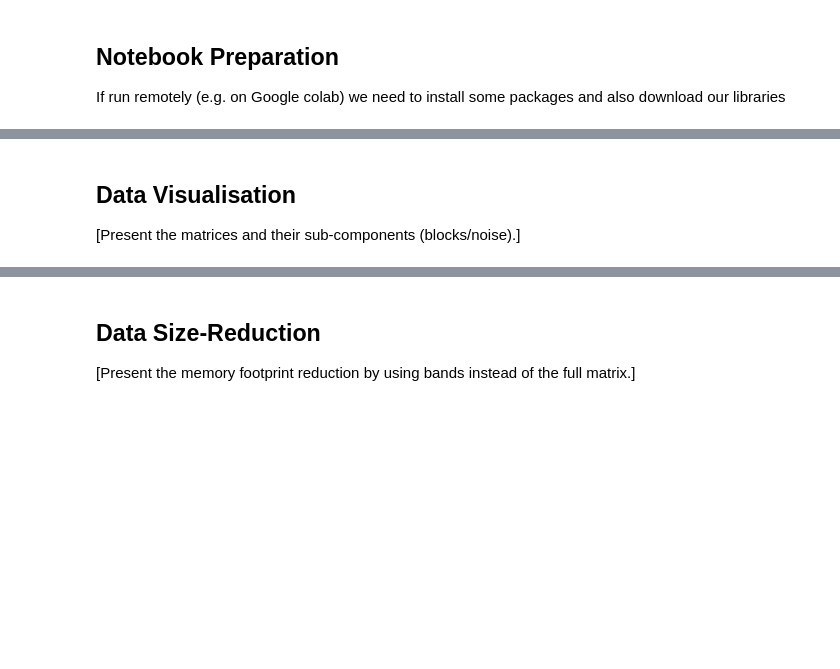
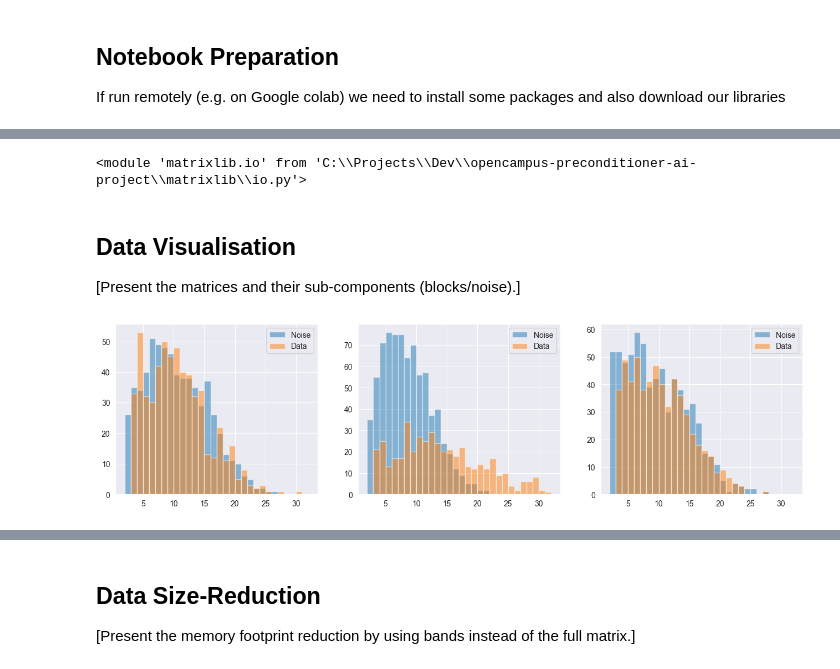
Before and after one commit to 24io/opencampus-ai-project, a Jupyter notebook: 1_DatasetCharacteristics/exploratory_data_analysis.ipynb, the cells around one changed output, grey strips where cells are left out. Cells and saved outputs as stored; diff of their text form; code cells hidden in the pictures; blank space fills up the shorter version.

Commit message:
extend exploratory_data_analysis.ipynb

```diff
--- a/1_DatasetCharacteristics/exploratory_data_analysis.ipynb
+++ b/1_DatasetCharacteristics/exploratory_data_analysis.ipynb
@@ -35,0 +36,7 @@ import matrixlib as mxl
+# %%
+# We first set sine global values used in the matrix generation
+MATRIX_DIM = 64
+NUMBER_OF_MATRICES = 100
+DIAGONAL_BAND_RADIUS = 10
+DETERMINANT_CUTOFF = 1e-05
+RNG_SEED = 42
@@ -35,0 +66,9 @@ import matrixlib as mxl
+# %%
+# TODO: remove this when notebook is working
+# reload the library when changes were made to it
+importlib.reload(mxl)
+importlib.reload(mxl.core)
+importlib.reload(mxl.util)
+importlib.reload(mxl.io)
+# %% [output]
+<module 'matrixlib.io' from 'C:\\Projects\\Dev\\opencampus-preconditioner-ai-project\\matrixlib\\io.py'>
@@ -37,3 +104,58 @@ import matrixlib as mxl
 ## Data Visualisation
 
 [Present the matrices and their sub-components (blocks/noise).]
+# %%
+# Plot the histogram of the block sizes for the three sets
+fig_blk_size_hist = plt.figure(1, figsize=(16, 4))
+
+# data for set1
+fig_blk_size_hist.add_subplot(131)
+plt.hist(
+    matrix_data_set1.get_list_of_block_sizes("tdata"),
+    bins=list(range(set1_blk_tdata_bp.len_min, set1_blk_tdata_bp.len_max + 1)),
+    alpha=0.5,
+    label='Noise'
+)
+plt.hist(
+    matrix_data_set1.get_list_of_block_sizes("noise"),
+    bins=list(range(set1_blk_noise_bp.len_min, set1_blk_noise_bp.len_max + 1)),
+    alpha=0.5,
+    label='Data'
+)
+plt.legend(loc='upper right')
+
+# data for set2
+fig_blk_size_hist.add_subplot(132)
+plt.hist(
+    matrix_data_set2.get_list_of_block_sizes("tdata"),
+    bins=list(range(set2_blk_tdata_bp.len_min, set2_blk_tdata_bp.len_max + 1)),
+    alpha=0.5,
+    label='Noise'
+)
+plt.hist(
+    matrix_data_set2.get_list_of_block_sizes("noise"),
+    bins=list(range(set2_blk_noise_bp.len_min, set2_blk_noise_bp.len_max + 1)),
+    alpha=0.5,
+    label='Data'
+)
+plt.legend(loc='upper right')
+
+# data for set3
+fig_blk_size_hist.add_subplot(133)
+plt.hist(
+    matrix_data_set3.get_list_of_block_sizes("tdata"),
+    bins=list(range(set3_blk_tdata_bp.len_min, set3_blk_tdata_bp.len_max + 1)),
+    alpha=0.5,
+    label='Noise'
+)
+plt.hist(
+    matrix_data_set3.get_list_of_block_sizes("noise"),
+    bins=list(range(set3_blk_noise_bp.len_min, set3_blk_noise_bp.len_max + 1)),
+    alpha=0.5,
+    label='Data'
+)
+plt.legend(loc='upper right')
+
+plt.show()
+# %% [output]
+[figure, added]
```
Also changed, not shown: parts of 7 cells of this notebook.
